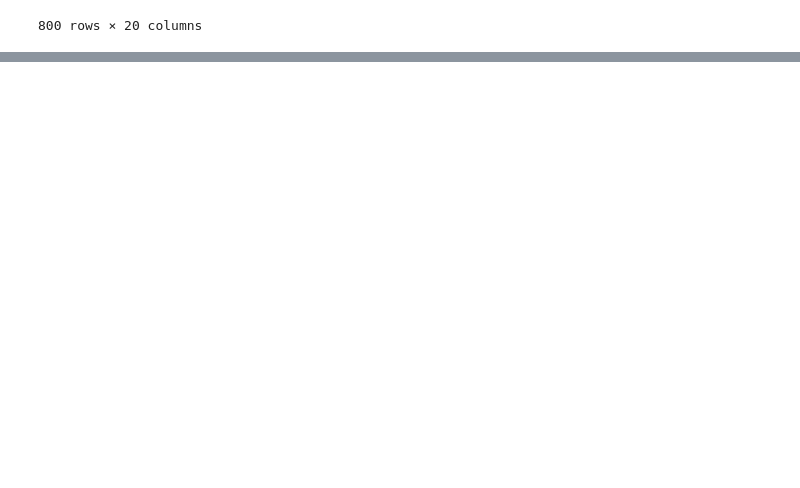
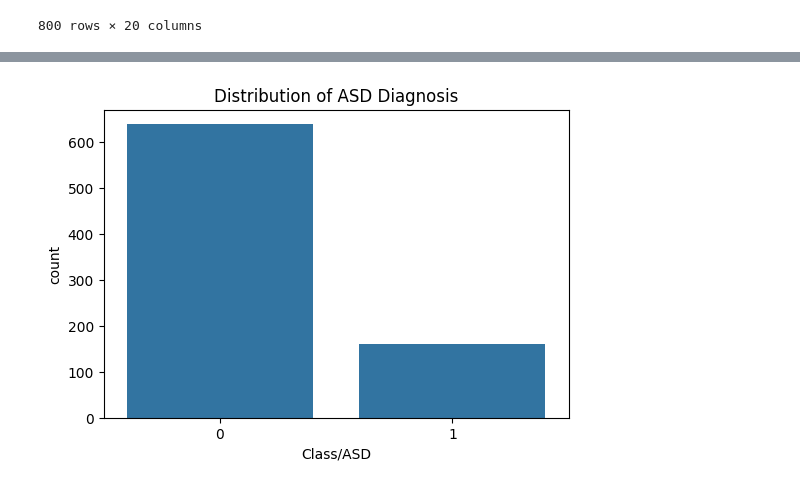
Before and after one commit to vanshika2424/Autismpredictionml, a Jupyter notebook: Autism_Prediction_using_Machine_Learning.ipynb, the cells around one changed output, grey strips where cells are left out. Drawn from its saved outputs; the diff is of its cells as text; code cells hidden in the pictures; blank space fills up the shorter version.

```diff
--- a/Autism_Prediction_using_Machine_Learning.ipynb
+++ b/Autism_Prediction_using_Machine_Learning.ipynb
@@ -250,6 +246,0 @@ le=LabelEncoder()
-# %%
-for column in df.columns:
-    if df[column].dtype==np.number:
-        continue
-    df[column]=le.fit_transform(df[column])
-    df
@@ -271,0 +247,17 @@ df
+# %%
+categorical_columns = df.select_dtypes(include=['object']).columns
+
+
+from sklearn.preprocessing import LabelEncoder
+
+label_encoders = {}
+for col in categorical_columns:
+    label_encoders[col] = LabelEncoder()
+    df[col] = label_encoders[col].fit_transform(df[col])
+# %%
+plt.figure(figsize=(6, 4))
+seaborn.countplot(x='Class/ASD', data=df)
+plt.title('Distribution of ASD Diagnosis')
+plt.show()
+# %% [output]
+[figure, added]
```
Also changed, not shown: parts of 29 cells of this notebook.
